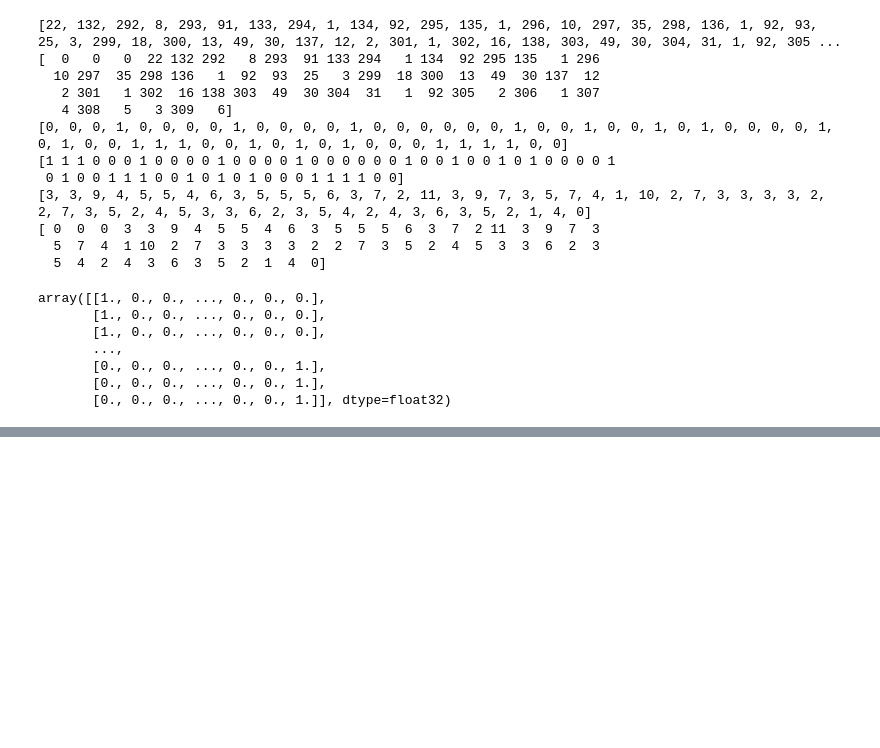
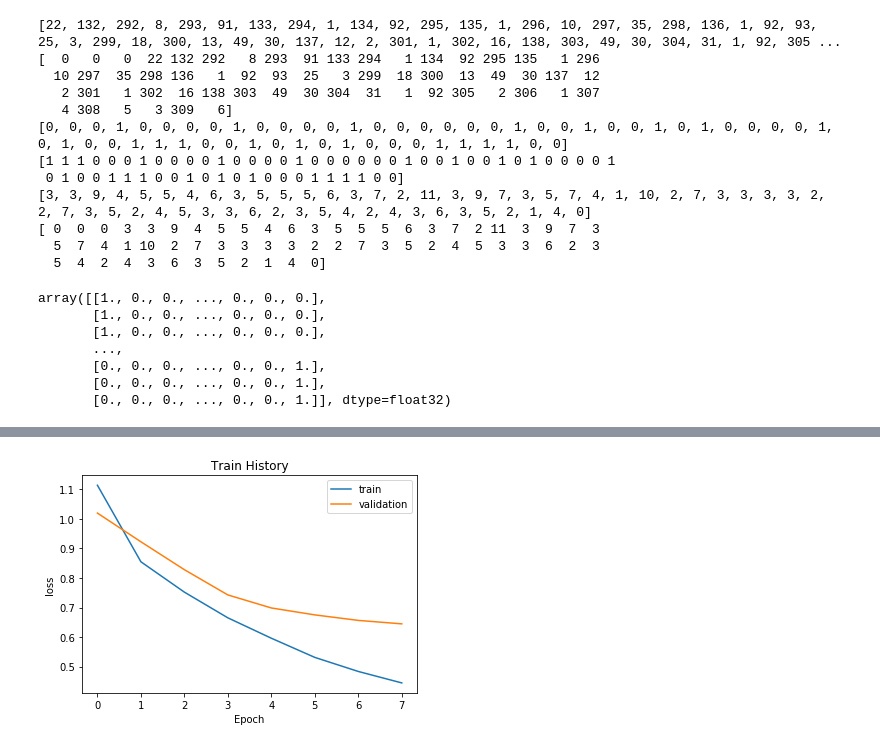
Before and after one commit to wxmgo/eye_movement_in_reading, a Jupyter notebook: readership.ipynb, the cells around one changed output, grey strips where cells are left out. Drawn from its saved outputs; the diff is of its cells as text; code cells hidden in the pictures; blank space fills up the shorter version.

```diff
--- a/readership.ipynb
+++ b/readership.ipynb
@@ -214,3 +230,7 @@ Epoch 8/8
+# %%
+show_train_history(train_history,'loss','val_loss')
+# %% [output]
+[figure, added]
 # %%
 scores=model.evaluate([x_test_Text, x_test_IA_SKIP,x_test_Word_Length],y_TestOneHot)
 scores[1]
```
Also changed, not shown: parts of 5 cells of this notebook.
